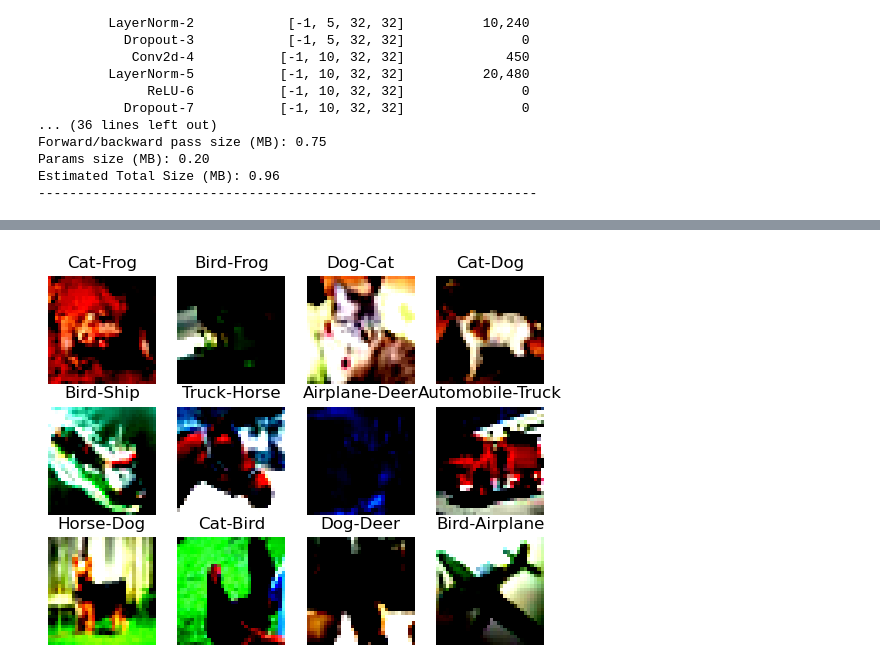
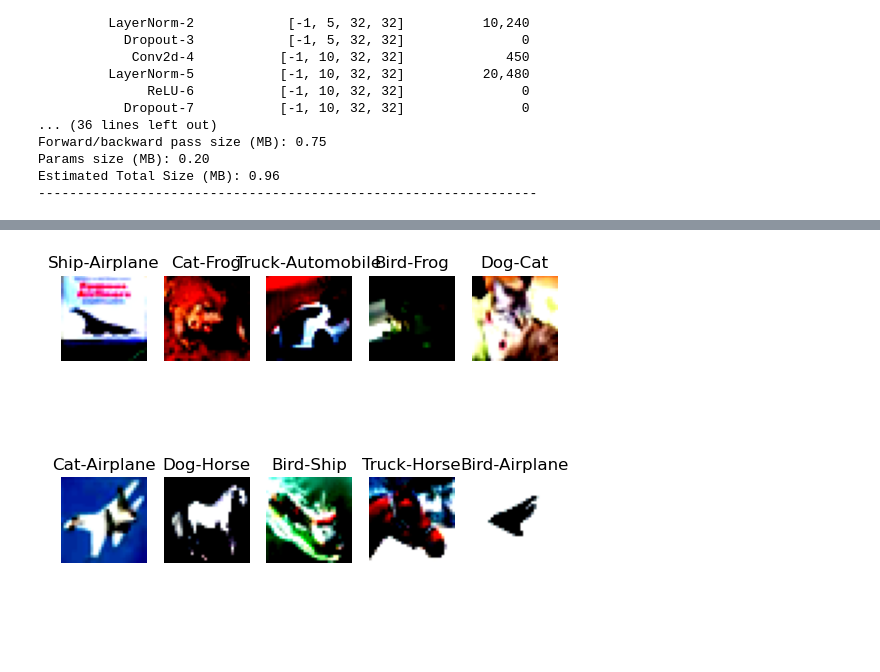
Before and after one commit to yeswanthkaali/ERA-V2, a Jupyter notebook: Assignment8/layer_norm.ipynb, the cells around one changed output, grey strips where cells are left out. Drawn from its saved outputs; the diff is of its cells as text; code cells hidden in the pictures; blank space fills up the shorter version.

```diff
--- a/Assignment8/layer_norm.ipynb
+++ b/Assignment8/layer_norm.ipynb
@@ -333,13 +333,13 @@ with torch.no_grad():
         if(pred!=target):
             wrong_predictions.append((data, pred, target))
 # %%
-for i in range(1,min(13, len(wrong_predictions))):
-    plt.subplot(3,4,i)
+for i in range(1,min(11, len(wrong_predictions))):
+    plt.subplot(2,5,i)
     plt.axis('off')
     image, predicted, label = wrong_predictions[i]
     image = image.permute(1, 2, 0)  # Rearrange dimensions for plotting (assuming channels are last)
     # Plot the image
     plt.imshow(image.to("cpu").clamp(0,1))
     plt.title(f"{class_names[predicted]}-{class_names[label]}")
 # %% [output]
-[figure, old version]
+[figure, new version]
```
Also changed, not shown: parts of 3 cells of this notebook, 22 other files.
